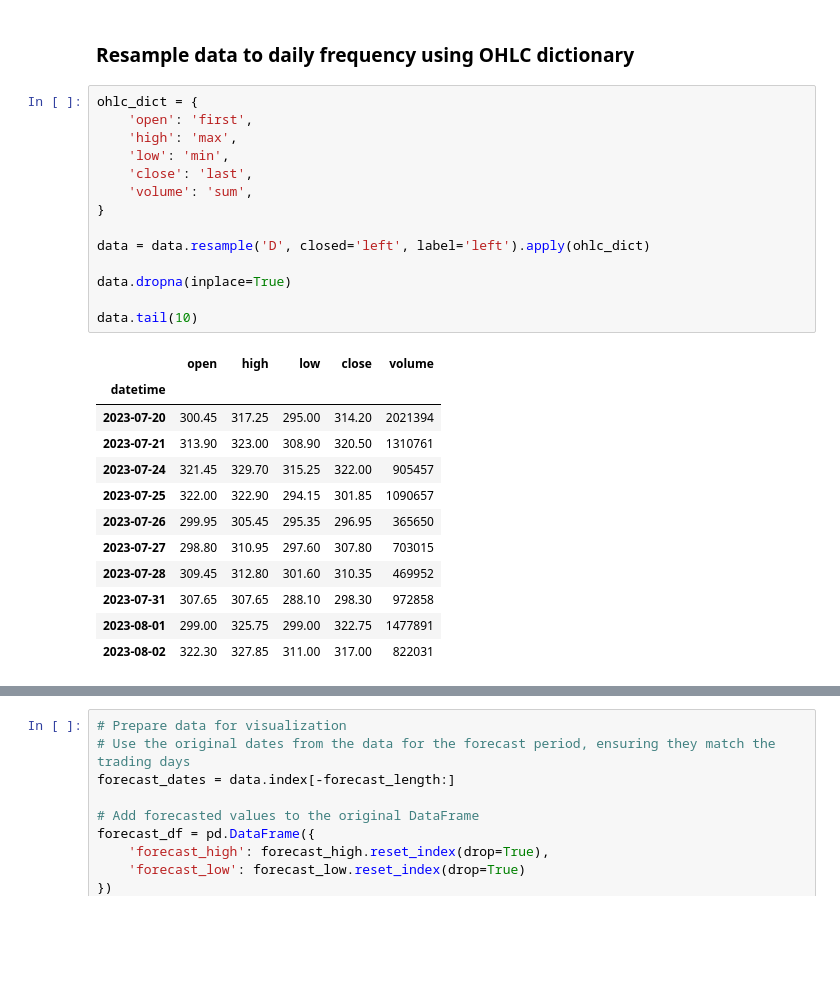
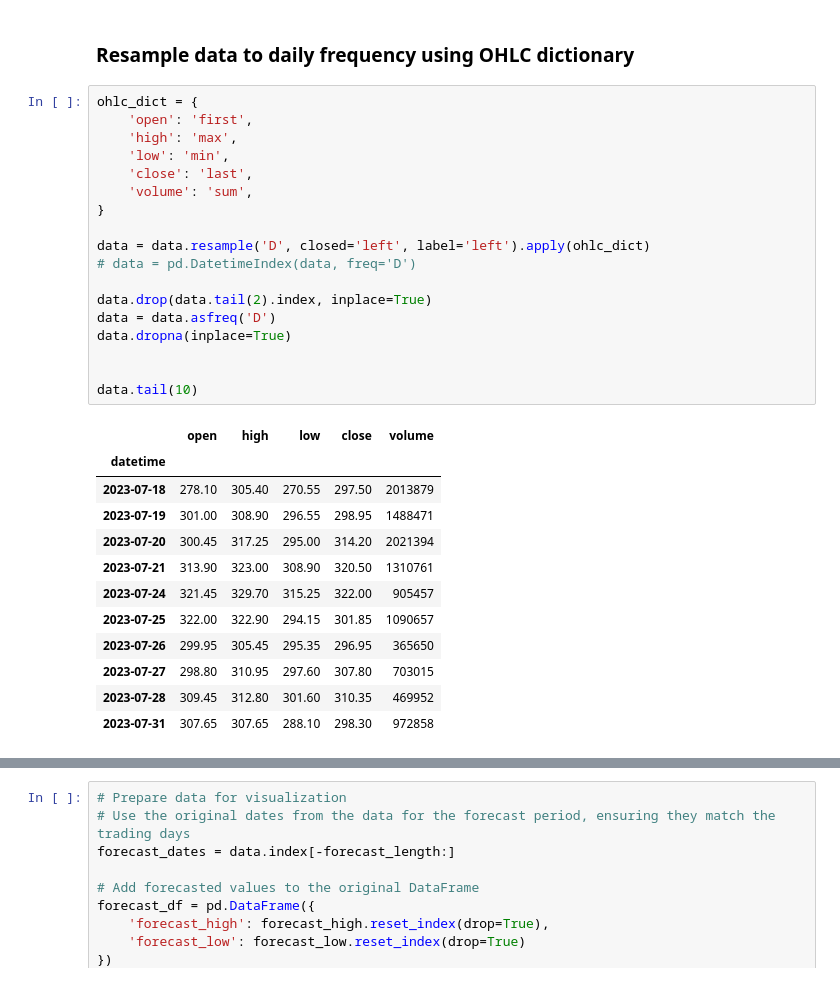
Before and after one commit to Aqua-4/stock_prediction, a Jupyter notebook: econometric_models/arima.ipynb, the cells around one changed output, grey strips where cells are left out. Cells and saved outputs as stored; diff of their text form; blank space fills up the shorter version.

```diff
--- a/econometric_models/arima.ipynb
+++ b/econometric_models/arima.ipynb
@@ -34,20 +34,26 @@ data
 # %%
 ohlc_dict = {
     'open': 'first',
     'high': 'max',
     'low': 'min',
     'close': 'last',
     'volume': 'sum',
 }
 
 data = data.resample('D', closed='left', label='left').apply(ohlc_dict)
+# data = pd.DatetimeIndex(data, freq='D')
 
+data.drop(data.tail(2).index, inplace=True)
+data = data.asfreq('D')
 data.dropna(inplace=True)
 
+
 data.tail(10)
 # %% [output]
 |  | open | high | low | close | volume |
 | datetime |  |  |  |  |  |
+| 2023-07-18 | 278.10 | 305.40 | 270.55 | 297.50 | 2013879 |
+| 2023-07-19 | 301.00 | 308.90 | 296.55 | 298.95 | 1488471 |
 | 2023-07-20 | 300.45 | 317.25 | 295.00 | 314.20 | 2021394 |
 | 2023-07-21 | 313.90 | 323.00 | 308.90 | 320.50 | 1310761 |
 | 2023-07-24 | 321.45 | 329.70 | 315.25 | 322.00 | 905457 |
@@ -56,7 +62,5 @@ data.tail(10)
 | 2023-07-27 | 298.80 | 310.95 | 297.60 | 307.80 | 703015 |
 | 2023-07-28 | 309.45 | 312.80 | 301.60 | 310.35 | 469952 |
 | 2023-07-31 | 307.65 | 307.65 | 288.10 | 298.30 | 972858 |
-| 2023-08-01 | 299.00 | 325.75 | 299.00 | 322.75 | 1477891 |
-| 2023-08-02 | 322.30 | 327.85 | 311.00 | 317.00 | 822031 |
 # %%
 from statsmodels.tsa.arima.model import ARIMA
```
Also changed, not shown: parts of 4 cells of this notebook.
